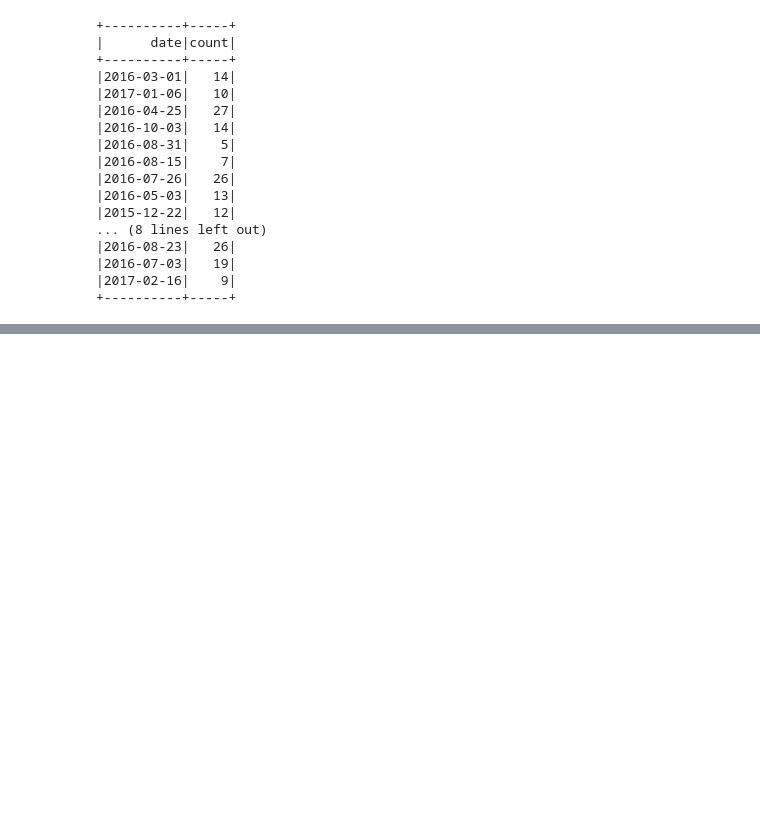
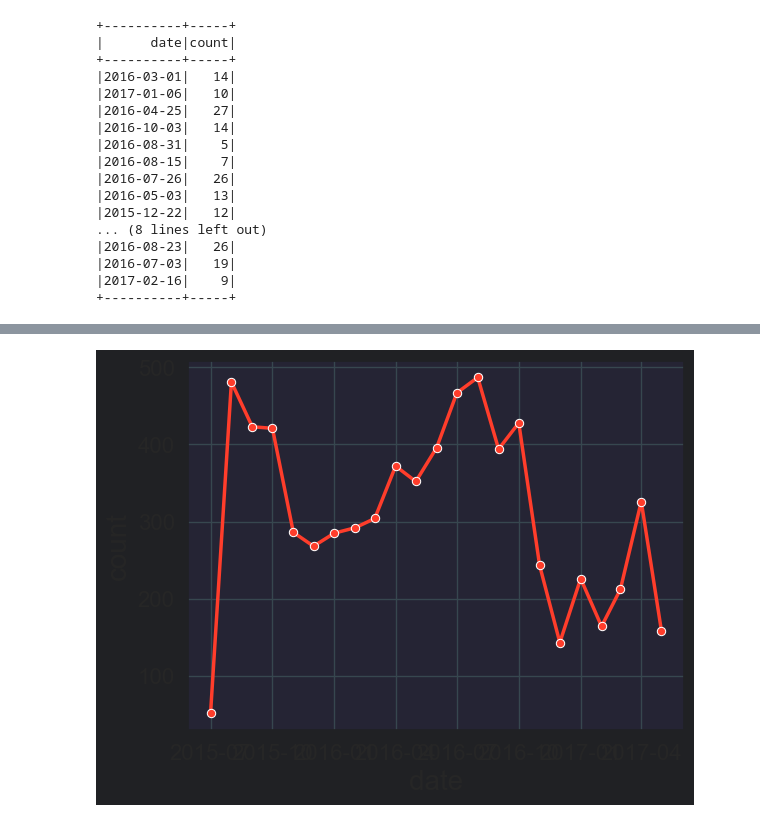
Before and after one commit to murilovpinheiro/Cloud-Spark, a Jupyter notebook: Q2D.ipynb, the cells around one changed output, grey strips where cells are left out. Saved outputs shown, nothing was run; the diff lists cells and outputs as text; code cells hidden in the pictures; blank space fills up the shorter version.

```diff
--- a/Q2D.ipynb
+++ b/Q2D.ipynb
@@ -102,3 +102,7 @@ date_count.show()
 |2016-07-03|   19|
 |2017-02-16|    9|
 +----------+-----+
+# %%
+date_count2 = date_count2.withColumn("date", to_date("month_year", "MM/yy"))
+
+date_count2.show()
@@ -135,5 +157,10 @@ plt.yticks(color='#ffffff', fontsize=18)
 plt.tight_layout(pad=3.0)
 plt.savefig('./outcome/Q2/temporal_distribution.pdf', facecolor='#202124', bbox_inches='tight')
 plt.close()
+# %%
+sns.lineplot(x='date', y='count', data=date_count_pd2, color='#ff3d2b', marker= "o", linewidth=2.5)
+plt.show()
+# %% [output]
+[figure, added]
 # %%
 plt.figure(figsize=(28, 12), facecolor='#202124')
```
Also changed, not shown: parts of 2 cells of this notebook, 23 other files.
